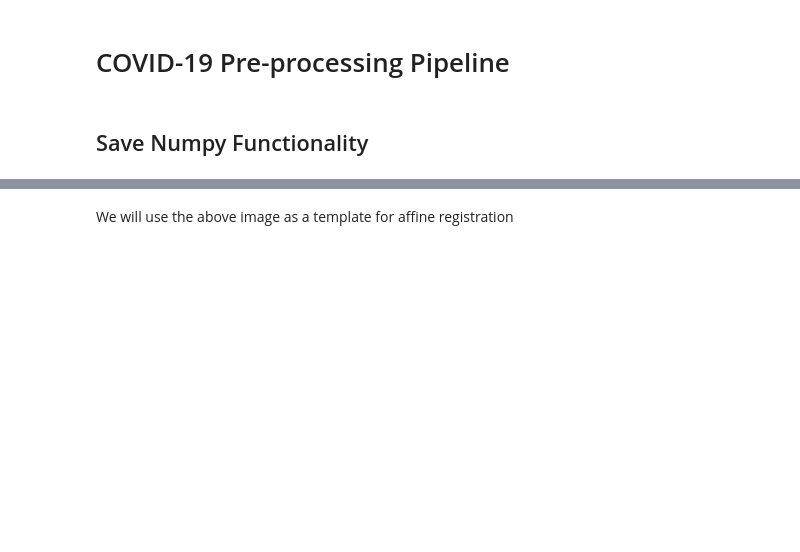
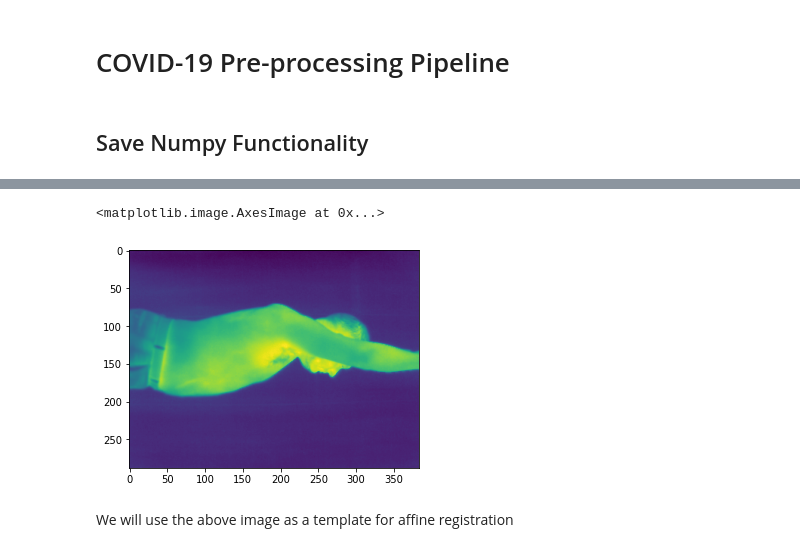
Before and after one commit to jxiang1997/covid_pre_process, a Jupyter notebook: scripts/pre_process.ipynb, the cells around one changed output, grey strips where cells are left out. Drawn from its saved outputs; the diff is of its cells as text; code cells hidden in the pictures; blank space fills up the shorter version.

```diff
--- a/scripts/pre_process.ipynb
+++ b/scripts/pre_process.ipynb
@@ -43,3 +98,8 @@ plt.imshow(thermal_template)
+# %%
+plt.imshow(right_thermal_template)
+# %% [output]
+<matplotlib.image.AxesImage at 0x...>
+[figure, added]
 # %% [markdown]
 We will use the above image as a template for affine registration
 # %% [markdown]
```
Also changed, not shown: parts of 37 cells of this notebook, 2 other files.
